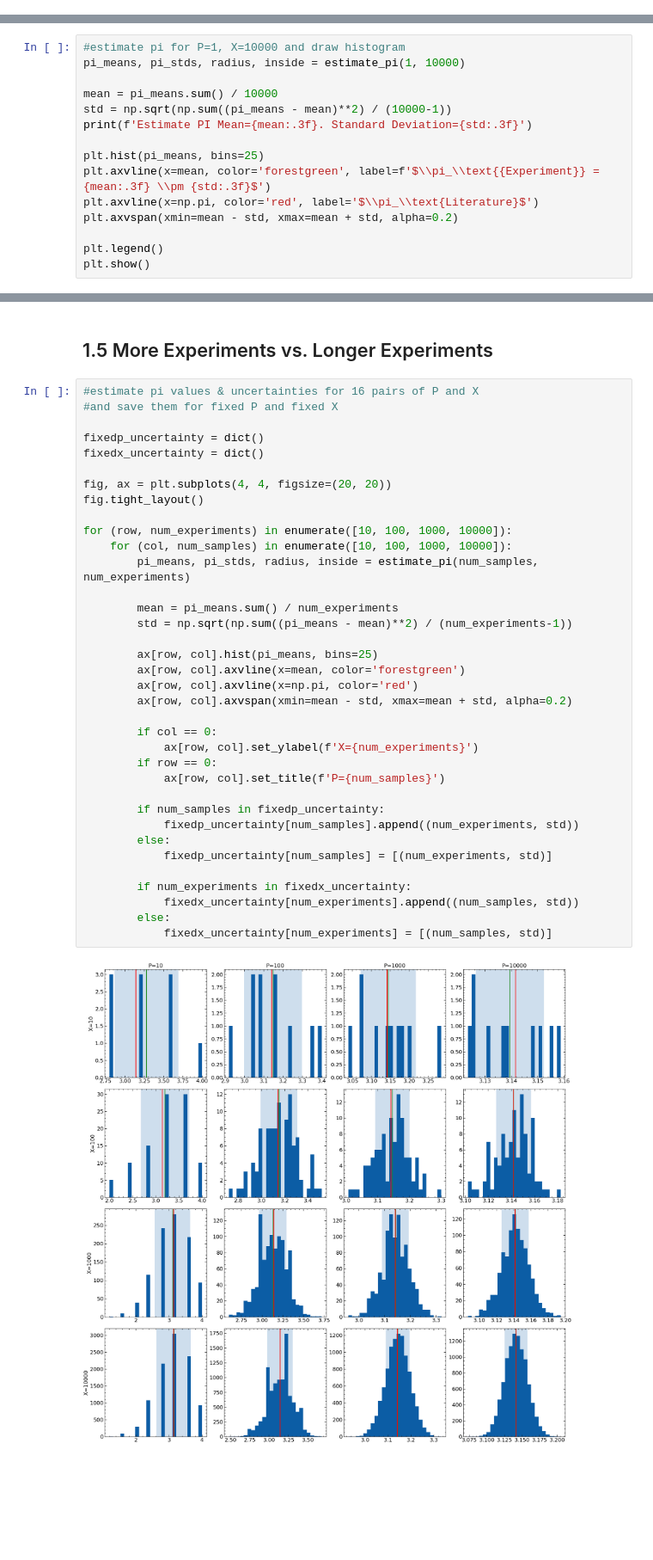
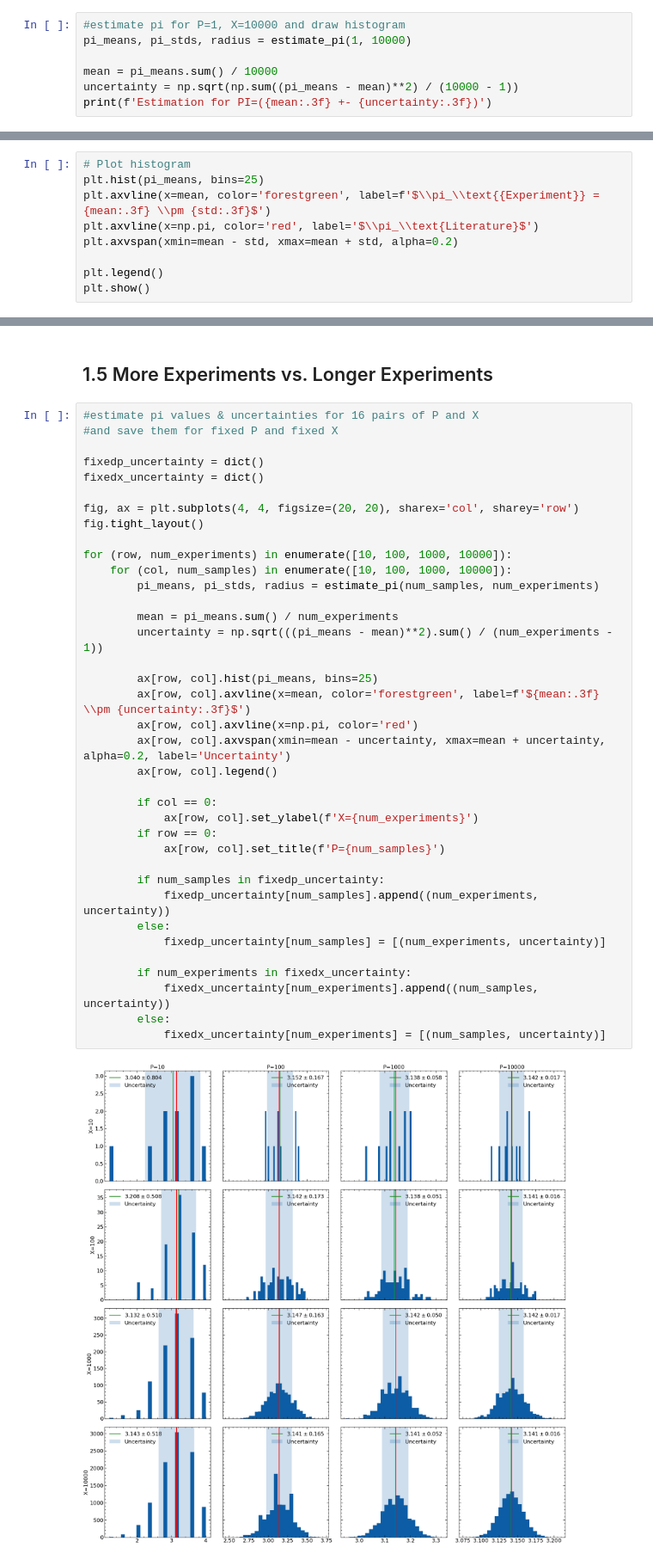
Before and after one commit to lennartvrg/ComputationalPhysics, a Jupyter notebook: 1 - Estimate of PI/Notebook.ipynb, the cells around one changed output, grey strips where cells are left out. Shown at 86% size. Cells and saved outputs as stored; diff of their text form; blank space fills up the shorter version.

```diff
--- a/1 - Estimate of PI/Notebook.ipynb
+++ b/1 - Estimate of PI/Notebook.ipynb
@@ -90,2 +124,9 @@ Estimate PI Mean=3.154. Standard Deviation=0.139
 # %% [markdown]
 ## 1.3 A Zillion Little Experiments
+# %%
+#estimate pi for P=1, X=10000 and draw histogram
+pi_means, pi_stds, radius = estimate_pi(1, 10000)
+
+mean = pi_means.sum() / 10000
+uncertainty = np.sqrt(np.sum((pi_means - mean)**2) / (10000 - 1))
+print(f'Estimation for PI=({mean:.3f} +- {uncertainty:.3f})')
@@ -92,11 +135,5 @@ Estimate PI Mean=3.154. Standard Deviation=0.139
 # %%
-#estimate pi for P=1, X=10000 and draw histogram
-pi_means, pi_stds, radius, inside = estimate_pi(1, 10000)
-
-mean = pi_means.sum() / 10000
-std = np.sqrt(np.sum((pi_means - mean)**2) / (10000-1))
-print(f'Estimate PI Mean={mean:.3f}. Standard Deviation={std:.3f}')
-
+# Plot histogram
 plt.hist(pi_means, bins=25)
 plt.axvline(x=mean, color='forestgreen', label=f'$\\pi_\\text{{Experiment}} = {mean:.3f} \\pm {std:.3f}$')
 plt.axvline(x=np.pi, color='red', label='$\\pi_\\text{Literature}$')
@@ -133,39 +175,40 @@ To reduce the uncerntainty, we need to reorganise the way to spent random number
 # %%
 #estimate pi values & uncertainties for 16 pairs of P and X
 #and save them for fixed P and fixed X
 
 fixedp_uncertainty = dict()
 fixedx_uncertainty = dict()
 
-fig, ax = plt.subplots(4, 4, figsize=(20, 20))
+fig, ax = plt.subplots(4, 4, figsize=(20, 20), sharex='col', sharey='row')
 fig.tight_layout()
 
 for (row, num_experiments) in enumerate([10, 100, 1000, 10000]):
     for (col, num_samples) in enumerate([10, 100, 1000, 10000]):
-        pi_means, pi_stds, radius, inside = estimate_pi(num_samples, num_experiments)
+        pi_means, pi_stds, radius = estimate_pi(num_samples, num_experiments)
 
         mean = pi_means.sum() / num_experiments
-        std = np.sqrt(np.sum((pi_means - mean)**2) / (num_experiments-1))
+        uncertainty = np.sqrt(((pi_means - mean)**2).sum() / (num_experiments - 1))
 
         ax[row, col].hist(pi_means, bins=25)
-        ax[row, col].axvline(x=mean, color='forestgreen')
+        ax[row, col].axvline(x=mean, color='forestgreen', label=f'${mean:.3f} \\pm {uncertainty:.3f}$')
         ax[row, col].axvline(x=np.pi, color='red')
-        ax[row, col].axvspan(xmin=mean - std, xmax=mean + std, alpha=0.2)
+        ax[row, col].axvspan(xmin=mean - uncertainty, xmax=mean + uncertainty, alpha=0.2, label='Uncertainty')
+        ax[row, col].legend()
 
         if col == 0:
             ax[row, col].set_ylabel(f'X={num_experiments}')
         if row == 0:
             ax[row, col].set_title(f'P={num_samples}')
 
         if num_samples in fixedp_uncertainty:
-            fixedp_uncertainty[num_samples].append((num_experiments, std))
+            fixedp_uncertainty[num_samples].append((num_experiments, uncertainty))
         else:
-            fixedp_uncertainty[num_samples] = [(num_experiments, std)]
+            fixedp_uncertainty[num_samples] = [(num_experiments, uncertainty)]
 
         if num_experiments in fixedx_uncertainty:
-            fixedx_uncertainty[num_experiments].append((num_samples, std))
+            fixedx_uncertainty[num_experiments].append((num_samples, uncertainty))
         else:
-            fixedx_uncertainty[num_experiments] = [(num_samples, std)]
+            fixedx_uncertainty[num_experiments] = [(num_samples, uncertainty)]
 # %% [output]
-[figure, old version]
+[figure, new version]
 # %% [markdown]
```
Also changed, not shown: parts of 36 cells of this notebook.
